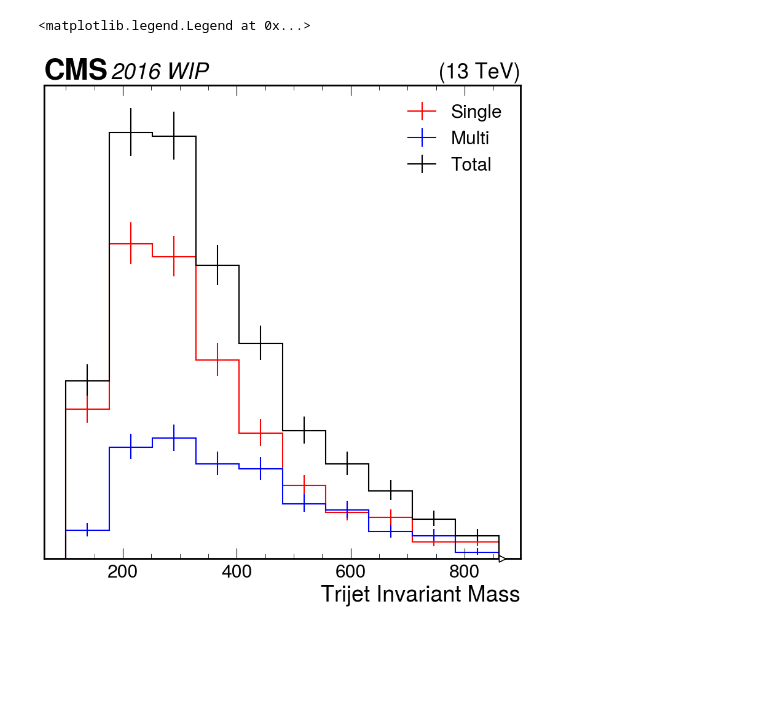
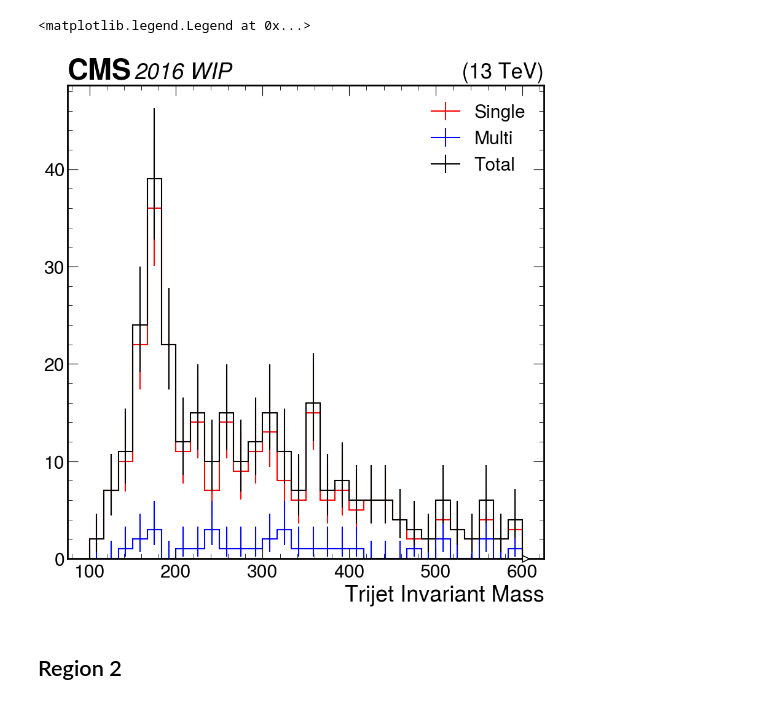
Before and after one commit to akanugan/MultiJets, a Jupyter notebook: TopStudies/fast_study.ipynb, the cells around one changed output. Drawn from its saved outputs; the diff is of its cells as text; code cells hidden in the pictures; blank space fills up the shorter version.

Commit message:
All regions

```diff
--- a/TopStudies/fast_study.ipynb
+++ b/TopStudies/fast_study.ipynb
@@ -33,7 +28,7 @@ mass = good_ev.jtrip_mass[cut]
 h_mass = (
             hist.Hist.new
             .StrCat(["Single","Multi"], growth=True, name="cuts")
-            .Reg(1000, 100, 2000, name="mass", label="Trijet Invariant Mass")
+            .Reg(120, 100, 600, name="mass", label="Trijet Invariant Mass")
             .Weight()
         )
 # %%
@@ -52,12 +44,14 @@ hep.style.use("CMS")
 # %%
 h = h_mass["Single",:] + h_mass["Multi",:]
 
-h_mass["Single",0:410:40j].plot(color="red",label="Single")
-h_mass["Multi",0:410:40j].plot(color="blue",label="Multi")
-h[0:410:40j].plot(color="black",label="Total")
+h_mass["Single",::4j].plot(color="red",label="Single")
+h_mass["Multi",::4j].plot(color="blue",label="Multi")
+h[::4j].plot(color="black",label="Total")
 hep.cms.label(label="2016 WIP",data="Yes")
-plt.yticks(ticks=[])
+# plt.yticks(ticks=[])
 plt.legend()
 # %% [output]
 <matplotlib.legend.Legend at 0x...>
-[figure, old version]
+[figure, new version]
+# %% [markdown]
+## Region 2
```
Also changed, not shown: parts of 17 cells of this notebook.
